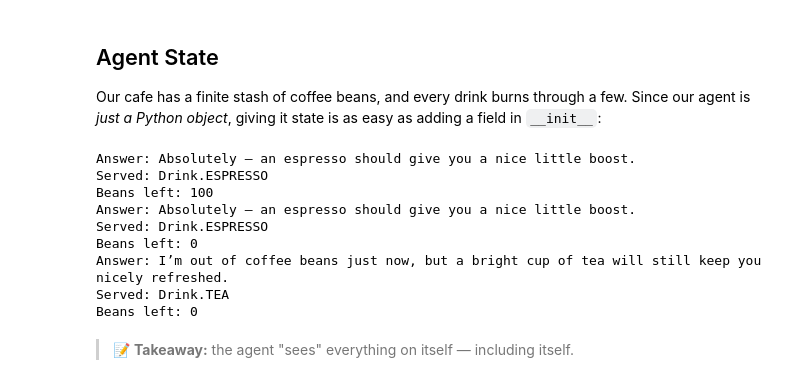
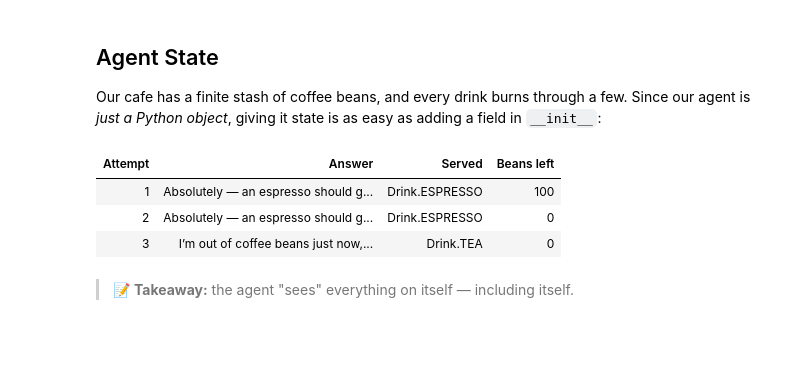
Before and after one commit to alessiodevoto/labs-OO-Agents, a Jupyter notebook: notebook_tutorials/01_your_first_agent.ipynb, the cells around one changed output. Saved outputs shown, nothing was run; the diff lists cells and outputs as text; code cells hidden in the pictures; blank space fills up the shorter version.

Commit message:
docs: render notebook outputs as rich markdown

```diff
--- a/notebook_tutorials/01_your_first_agent.ipynb
+++ b/notebook_tutorials/01_your_first_agent.ipynb
@@ -214,19 +219,17 @@ class BaristaAgent(Agent, llm=model):
         ...
 # %%
 barista = BaristaAgent(coffee_beans=200)
-for _ in range(3):
+rows = ["| Attempt | Answer | Served | Beans left |", "|---:|---|---|---:|"]
+for attempt in range(1, 4):
     barista_answer, drink = await barista.recommend_drink("Something to keep me going, please.")
-    print(f"Answer: {barista_answer}\nServed: {drink}\nBeans left: {barista.coffee_beans}")
+    rows.append(f"| {attempt} | {barista_answer} | `{drink}` | {barista.coffee_beans} |")
+
+display(Markdown("\n".join(rows)))
 # %% [output]
-Answer: Absolutely — an espresso should give you a nice little boost.
-Served: Drink.ESPRESSO
-Beans left: 100
-Answer: Absolutely — an espresso should give you a nice little boost.
-Served: Drink.ESPRESSO
-Beans left: 0
-Answer: I’m out of coffee beans just now, but a bright cup of tea will still keep you nicely refreshed.
-Served: Drink.TEA
-Beans left: 0
+| Attempt | Answer | Served | Beans left |
+| 1 | Absolutely — an espresso should g... | Drink.ESPRESSO | 100 |
+| 2 | Absolutely — an espresso should g... | Drink.ESPRESSO | 0 |
+| 3 | I’m out of coffee beans just now,... | Drink.TEA | 0 |
 # %% [markdown]
 > 📝 **Takeaway:** the agent "sees" everything on itself — including itself.
 # %% [markdown]
```
Also changed, not shown: parts of 7 cells of this notebook.
